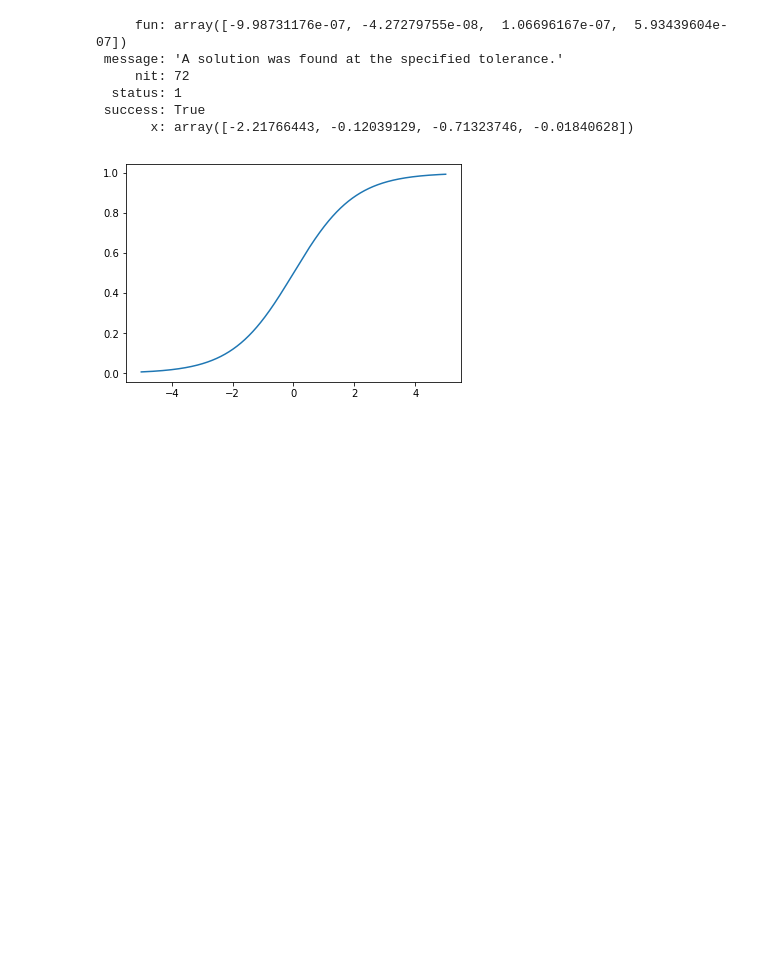
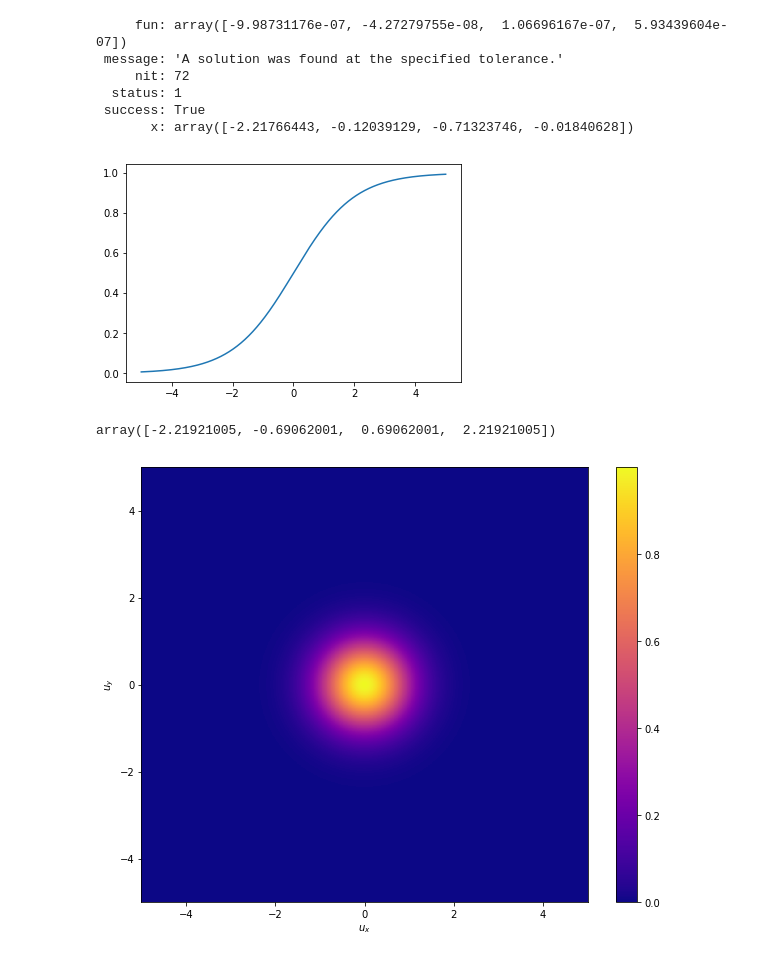
Before and after one commit to ggrillo93/plasma-lensing, a Jupyter notebook: Untitled.ipynb, the cells around one changed output. Saved outputs shown, nothing was run; the diff lists cells and outputs as text; code cells hidden in the pictures; blank space fills up the shorter version.

```diff
--- a/Untitled.ipynb
+++ b/Untitled.ipynb
@@ -25,3 +25,22 @@ plt.plot(x, y)
 plt.show()
 # %% [output]
 [figure]
+# %%
+a = [[-2.21921005, -2.21921005], [-0.69062001, -0.69062001], [-0.69062001, -0.69062001],[-0.69062001, -0.69062001],[ 0.69062001,  0.69062001], [ 0.69062001,  0.69062001], [ 0.69062001,  0.69062001], [ 2.21921005,  2.21921005]]
+np.unique(a)
+# %% [output]
+array([-2.21921005, -0.69062001,  0.69062001,  2.21921005])
+# %%
+rx = np.linspace(-5, 5, 1000)
+ry = np.linspace(-5, 5, 1000)
+ux, uy = np.meshgrid(rx, ry)
+extent = (-5, 5, -5, 5)
+func = np.exp(-ux**2-uy**2) # 1./((ux**2+uy**2)**1.5+1.) # np.exp(-(ux**2+uy**2)**0.5)
+plt.figure(figsize = (10, 8))
+plt.imshow(func, origin = 'lower', aspect = 'auto', extent = extent, cmap = 'plasma')
+plt.xlabel(r'$u_x$')
+plt.ylabel(r'$u_y$')
+plt.colorbar()
+plt.show()
+# %% [output]
+[figure, added]
```
Also changed, not shown: parts of 10 cells of this notebook, 7 other files.
